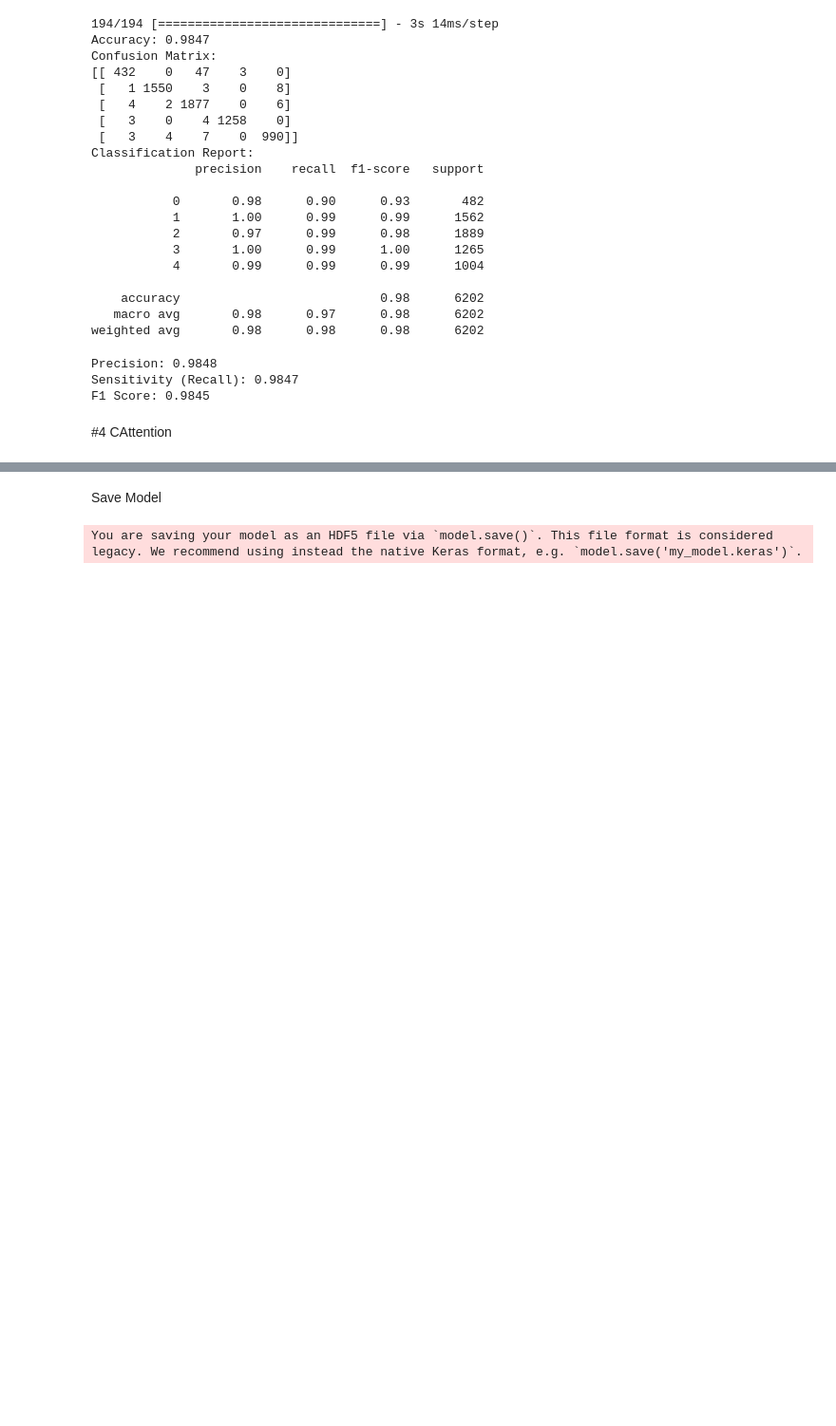
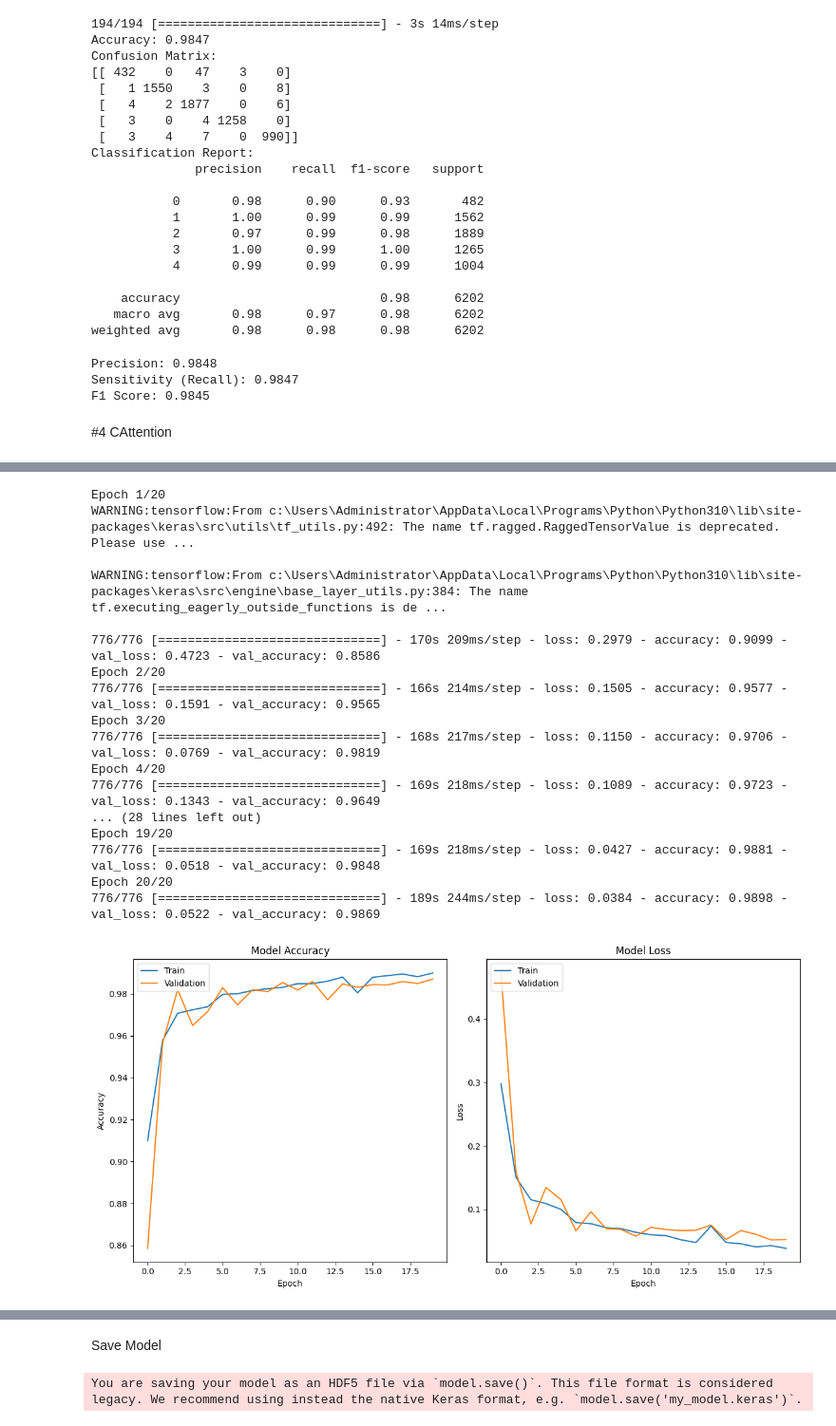
Before and after one commit to macreai/Arrhytmia-Detection-Explainable, a Jupyter notebook: python_TA/classification.ipynb, the cells around one changed output, grey strips where cells are left out. Shown at 95% size. Saved outputs shown, nothing was run; the diff lists cells and outputs as text; code cells hidden in the pictures; blank space fills up the shorter version.

Commit message:
cnn attention gru

```diff
--- a/python_TA/classification.ipynb
+++ b/python_TA/classification.ipynb
@@ -211,9 +187,9 @@ X.head()
 # %%
-X_train, X_test, y_train, y_test = train_test_split(X, y, test_size=0.2, random_state=42)
+X_train, X_test, y_train, y_test = train_test_split(X_resampling, y_resampling, test_size=0.2, random_state=42)
 # %% [markdown]
 Classification Phase
 # %%
-num_classes = 5
+num_classes = 9
 input_shape = (256, 1)
 epochs = 20
 batch_size = 32
@@ -848,3 +760,3 @@ F1 Score: 0.9845
 # %%
-# cnn_attention = create_cnn_attention_model(input_shape, num_classes)
-# cnn_attention.summary()
+cnn_attention = create_cnn_attention_gru_model(input_shape, num_classes)
+cnn_attention.summary()
@@ -851,5 +781,24 @@ F1 Score: 0.9845
 # %%
-# history = cnn_attention.fit(X_train, y_train, epochs=20, validation_data=(X_test, y_test))
+history = cnn_attention.fit(X_train, y_train, epochs=20, validation_data=(X_test, y_test))
 
-# plot_training_history(history)
+plot_training_history(history)
+# %% [output]
+Epoch 1/20
+WARNING:tensorflow:From c:\Users\Administrator\AppData\Local\Programs\Python\Python310\lib\site-packages\keras\src\utils\tf_utils.py:492: The name tf.ragged.RaggedTensorValue is deprecated. Please use ...
+
+WARNING:tensorflow:From c:\Users\Administrator\AppData\Local\Programs\Python\Python310\lib\site-packages\keras\src\engine\base_layer_utils.py:384: The name tf.executing_eagerly_outside_functions is de ...
+
+776/776 [==============================] - 170s 209ms/step - loss: 0.2979 - accuracy: 0.9099 - val_loss: 0.4723 - val_accuracy: 0.8586
+Epoch 2/20
+776/776 [==============================] - 166s 214ms/step - loss: 0.1505 - accuracy: 0.9577 - val_loss: 0.1591 - val_accuracy: 0.9565
+Epoch 3/20
+776/776 [==============================] - 168s 217ms/step - loss: 0.1150 - accuracy: 0.9706 - val_loss: 0.0769 - val_accuracy: 0.9819
+Epoch 4/20
+776/776 [==============================] - 169s 218ms/step - loss: 0.1089 - accuracy: 0.9723 - val_loss: 0.1343 - val_accuracy: 0.9649
+... (28 lines left out)
+Epoch 19/20
+776/776 [==============================] - 169s 218ms/step - loss: 0.0427 - accuracy: 0.9881 - val_loss: 0.0518 - val_accuracy: 0.9848
+Epoch 20/20
+776/776 [==============================] - 189s 244ms/step - loss: 0.0384 - accuracy: 0.9898 - val_loss: 0.0522 - val_accuracy: 0.9869
+[figure, added]
 # %%
```
Also changed, not shown: parts of 30 cells of this notebook, 2 other files.
